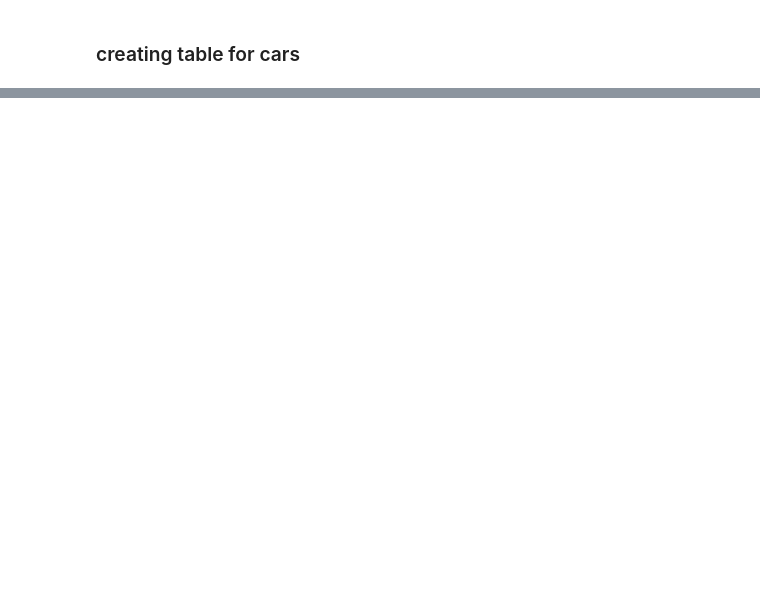
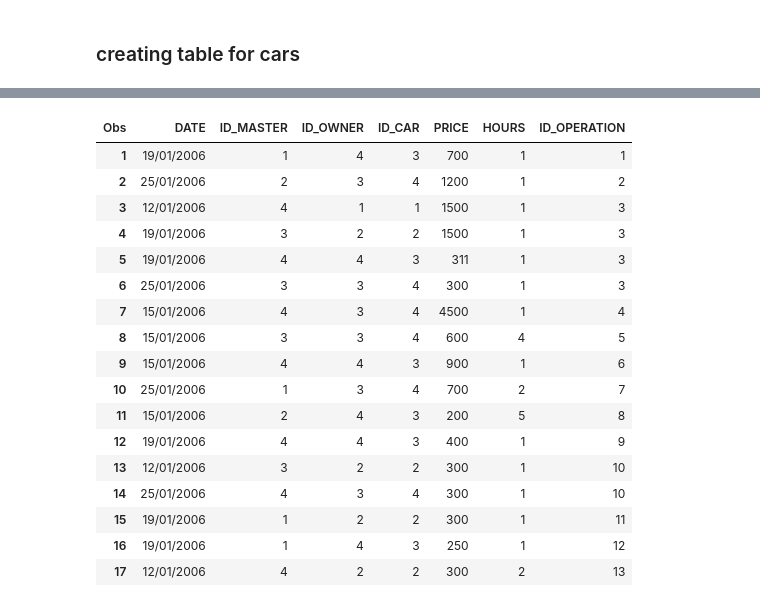
Before and after one commit to ahtyamovdanil/SAS_university, a Jupyter notebook: lab_1/lab1.ipynb, the cells around one changed output, grey strips where cells are left out. Cells and saved outputs as stored; diff of their text form; code cells hidden in the pictures; blank space fills up the shorter version.

```diff
--- a/lab_1/lab1.ipynb
+++ b/lab_1/lab1.ipynb
@@ -144,0 +293,71 @@ run;
+# %%
+proc sort
+    data=work.masters;
+    by FULLNAME;
+run;
+
+proc sort
+    data=work.source_remont;
+    by FULLNAME;
+run;
+
+data work.test;
+   merge work.source_remont work.masters;
+   by FULLNAME;
+   rename ID = ID_MASTER;
+   drop FULLNAME RATIO;
+run;
+
+
+proc sort
+    data=work.test;
+    by VIN;
+run;
+
+proc sort
+    data=work.owners;
+    by VIN;
+run;
+
+proc sort
+    data=work.cars;
+    by VIN;
+run;
+
+data work.test;
+    merge work.test work.owners;
+    by VIN;
+    rename ID = ID_OWNER;
+    drop PASSPORT FULLNAME;
+run;
+
+data work.test;
+    merge work.test work.cars;
+    by VIN;
+    rename ID = ID_CAR;
+    drop VIN BRAND MODEL YEAR;
+run;
+
+proc sort
+    data=work.test;
+    by OPERATION;
+run;
+
+proc sort
+    data=work.operations;
+    by OPERATION;
+run;
+
+data work.test;
+    retain DATE ID_MASTER ID_OWNER ID_CAR ID_OPERATION PRICE HOURS;
+    merge work.test work.operations;
+    by OPERATION;
+    rename ID = ID_OPERATION;
+    drop OPERATION;
+run;
+
+proc print
+    data=work.test(obs=20);
+    title "Ремонт";
+run;
+# %% [output]
@@ -144,0 +365,18 @@ run;
+| Obs | DATE | ID_MASTER | ID_OWNER | ID_CAR | PRICE | HOURS | ID_OPERATION |
+| 1 | 19/01/2006 | 1 | 4 | 3 | 700 | 1 | 1 |
+| 2 | 25/01/2006 | 2 | 3 | 4 | 1200 | 1 | 2 |
+| 3 | 12/01/2006 | 4 | 1 | 1 | 1500 | 1 | 3 |
+| 4 | 19/01/2006 | 3 | 2 | 2 | 1500 | 1 | 3 |
+| 5 | 19/01/2006 | 4 | 4 | 3 | 311 | 1 | 3 |
+| 6 | 25/01/2006 | 3 | 3 | 4 | 300 | 1 | 3 |
+| 7 | 15/01/2006 | 4 | 3 | 4 | 4500 | 1 | 4 |
+| 8 | 15/01/2006 | 3 | 3 | 4 | 600 | 4 | 5 |
+| 9 | 15/01/2006 | 4 | 4 | 3 | 900 | 1 | 6 |
+| 10 | 25/01/2006 | 1 | 3 | 4 | 700 | 2 | 7 |
+| 11 | 15/01/2006 | 2 | 4 | 3 | 200 | 5 | 8 |
+| 12 | 19/01/2006 | 4 | 4 | 3 | 400 | 1 | 9 |
+| 13 | 12/01/2006 | 3 | 2 | 2 | 300 | 1 | 10 |
+| 14 | 25/01/2006 | 4 | 3 | 4 | 300 | 1 | 10 |
+| 15 | 19/01/2006 | 1 | 2 | 2 | 300 | 1 | 11 |
+| 16 | 19/01/2006 | 1 | 4 | 3 | 250 | 1 | 12 |
+| 17 | 12/01/2006 | 4 | 2 | 2 | 300 | 2 | 13 |
```
Also changed, not shown: parts of 13 cells of this notebook.
